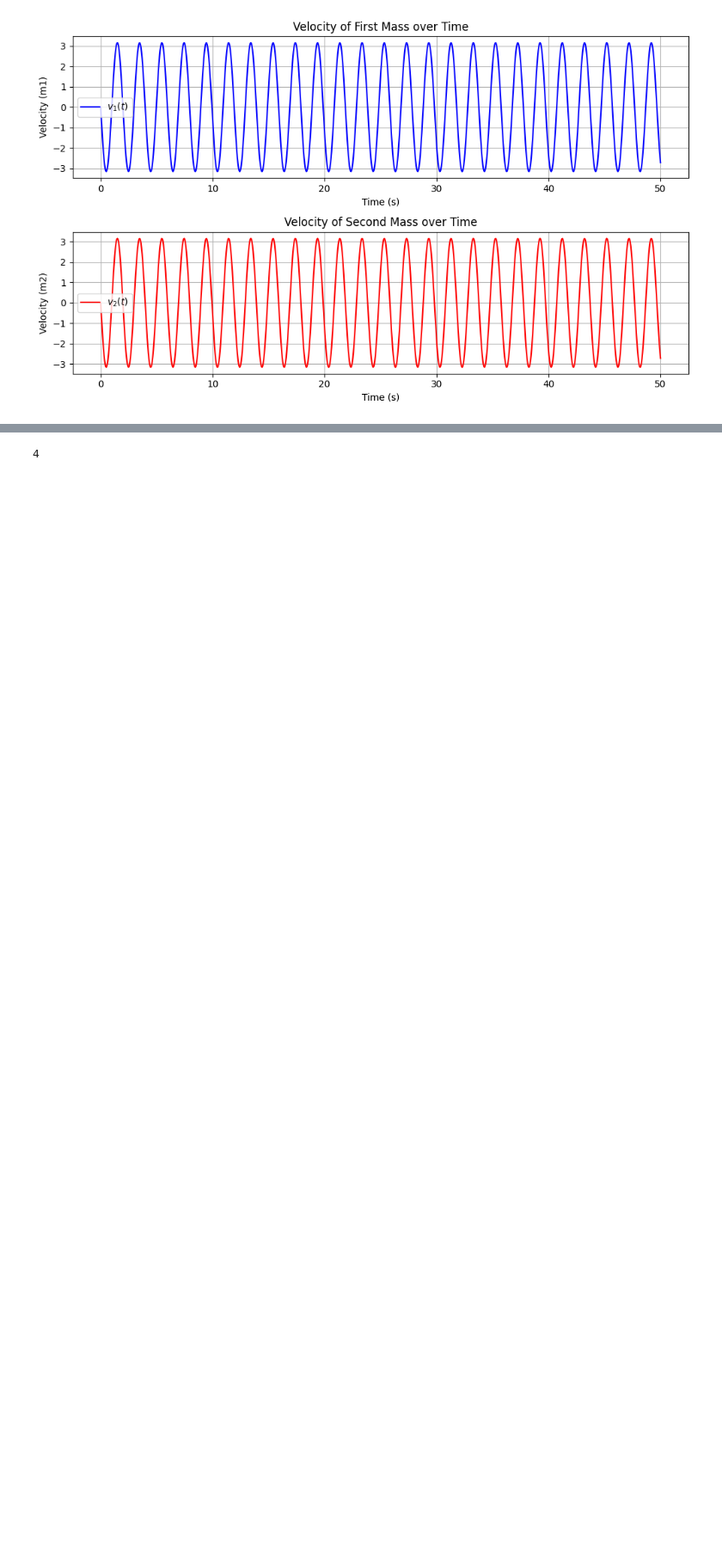
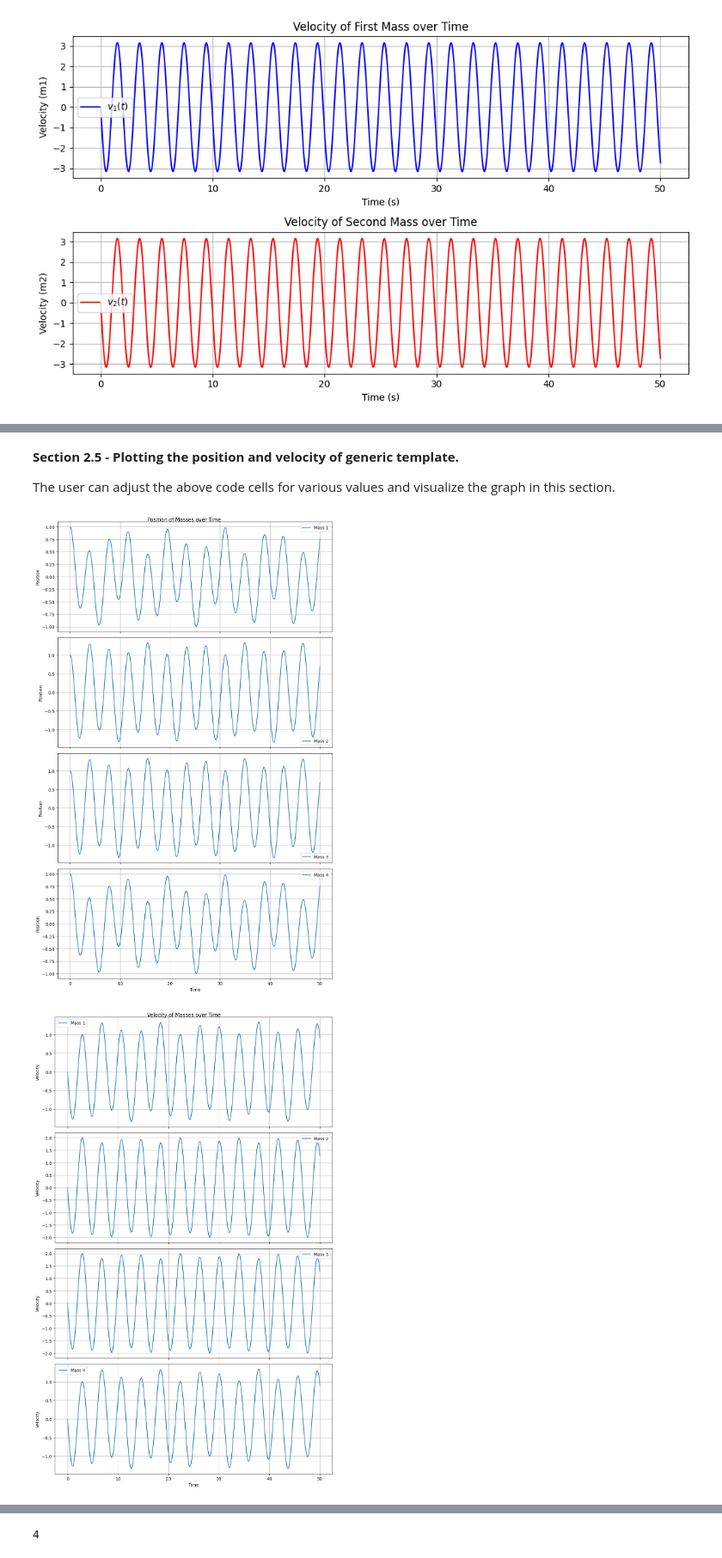
Before and after one commit to Hirmay/QRise, a Jupyter notebook: Submission/Untitled9.ipynb, the cells around one changed output, grey strips where cells are left out. Shown at 86% size. Cells and saved outputs as stored; diff of their text form; code cells hidden in the pictures; blank space fills up the shorter version.

```diff
--- a/Submission/Untitled9.ipynb
+++ b/Submission/Untitled9.ipynb
@@ -247,0 +385,14 @@ plt.show()
+# %%
+#initial condition
+initial_y = np.concatenate((x,x_dot))
+print("Initial state")
+print(initial_y)
+
+# Time vector
+t = np.linspace(0, final_time, 1000)
+# Solve the ODE
+solution = odeint(spring_mass_system, initial_y, t, args=(M, K,N))
+
+# Extract positions and velocities from the solution
+positions = solution[:, :N]
+velocities = solution[:, N:]
@@ -247,0 +402,33 @@ plt.show()
+# %% [markdown]
+**Section 2.5 - Plotting the position and velocity of generic template.**
+
+The user can adjust the above code cells for various values and visualize the graph in this section.
+# %%
+# Plot the positions
+fig, axes = plt.subplots(N, 1, figsize=(10, 4 * N), sharex=True)
+for i in range(N):
+    axes[i].plot(t, positions[:, i], label=f'Mass {i+1}')
+    axes[i].set_ylabel('Position')
+    axes[i].legend()
+    axes[i].grid(True)
+
+axes[-1].set_xlabel('Time')
+fig.suptitle('Position of Masses over Time')
+plt.tight_layout()
+plt.show()
+
+# Plot the velocities
+fig, axes = plt.subplots(N, 1, figsize=(10, 4 * N), sharex=True)
+for i in range(N):
+    axes[i].plot(t, velocities[:, i], label=f'Mass {i+1}')
+    axes[i].set_ylabel('Velocity')
+    axes[i].legend()
+    axes[i].grid(True)
+
+axes[-1].set_xlabel('Time')
+fig.suptitle('Velocity of Masses over Time')
+plt.tight_layout()
+plt.show()
+# %% [output]
+[figure, added]
+[figure, added]
```
Also changed, not shown: parts of 37 cells of this notebook.
